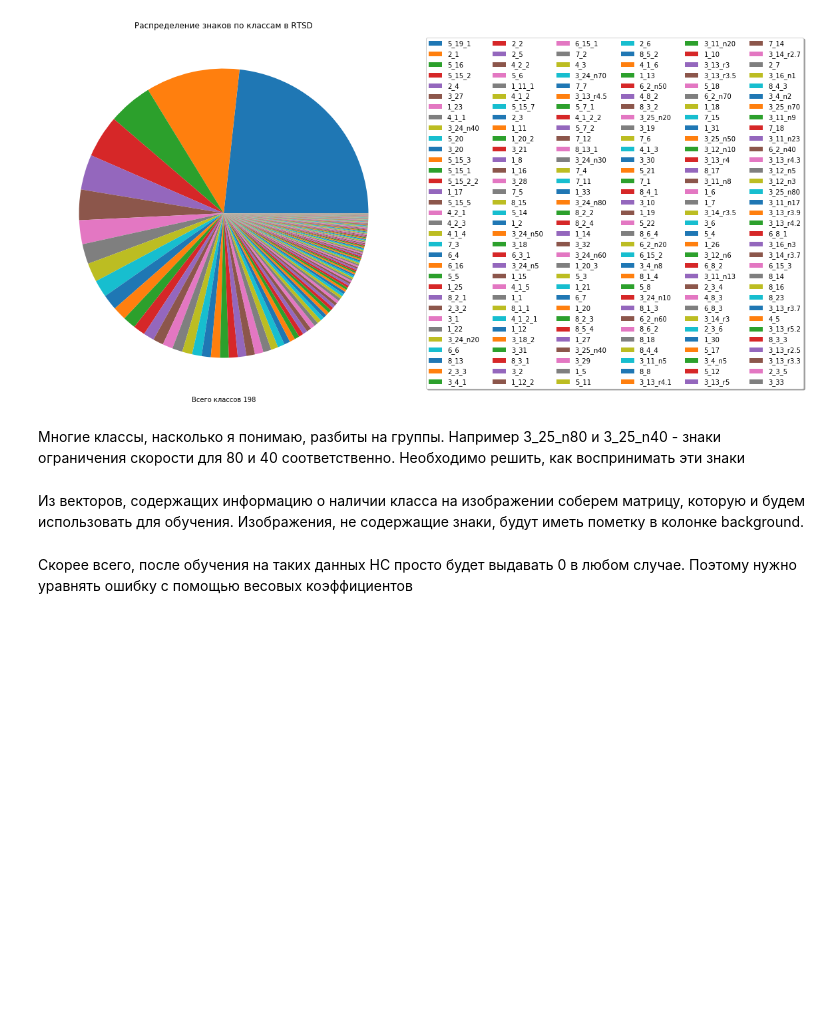
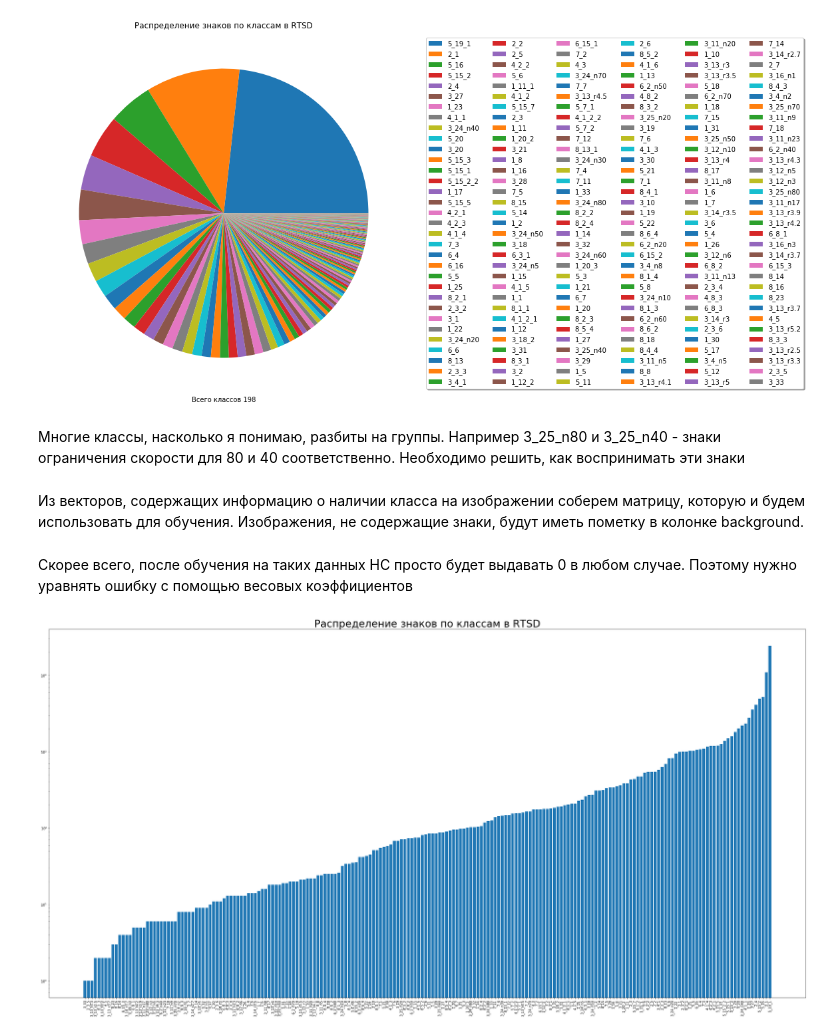
Before and after one commit to bmstu-iu8-g1-2019-project/road-signs-recognition, a Jupyter notebook: dataset.ipynb, the cells around one changed output. Drawn from its saved outputs; the diff is of its cells as text; code cells hidden in the pictures; blank space fills up the shorter version.

```diff
--- a/dataset.ipynb
+++ b/dataset.ipynb
@@ -163,7 +163,7 @@ plt.show()
 Из векторов, содержащих информацию о наличии класса на изображении соберем матрицу, которую и будем использовать для обучения. Изображения, не содержащие знаки, будут иметь пометку в колонке background.
 # %%
 filenames = listdir(path)
-dataset = pd.read_csv('new-full-gt.csv')[['filename', 'sign_class']]
+dataset = pd.read_csv('full-gt.csv')[['filename', 'sign_class']]
 classes = np.unique(dataset.sign_class)
 groups = dataset.groupby('filename')['sign_class'].apply(list)
 result = pd.DataFrame(filenames, columns=['filename'])
@@ -189,0 +184,11 @@ pd.DataFrame.from_dict(result, orient='index').to_csv('weights.csv')
+# %%
+sorted_indices = np.argsort(list(classes.values()))
+plt.figure(figsize=(40,20))
+plt.bar(np.arange(len(sorted_indices)), np.take(list(classes.values()), sorted_indices),
+        tick_label = np.take(list(classes.keys()), sorted_indices))
+plt.title('Распределение знаков по классам в RTSD', size=30)
+plt.xticks(rotation=90)
+plt.yscale('log')
+plt.savefig('classes.png')
+# %% [output]
+[figure, added]
```
Also changed, not shown: parts of 29 cells of this notebook, 2 other files.
